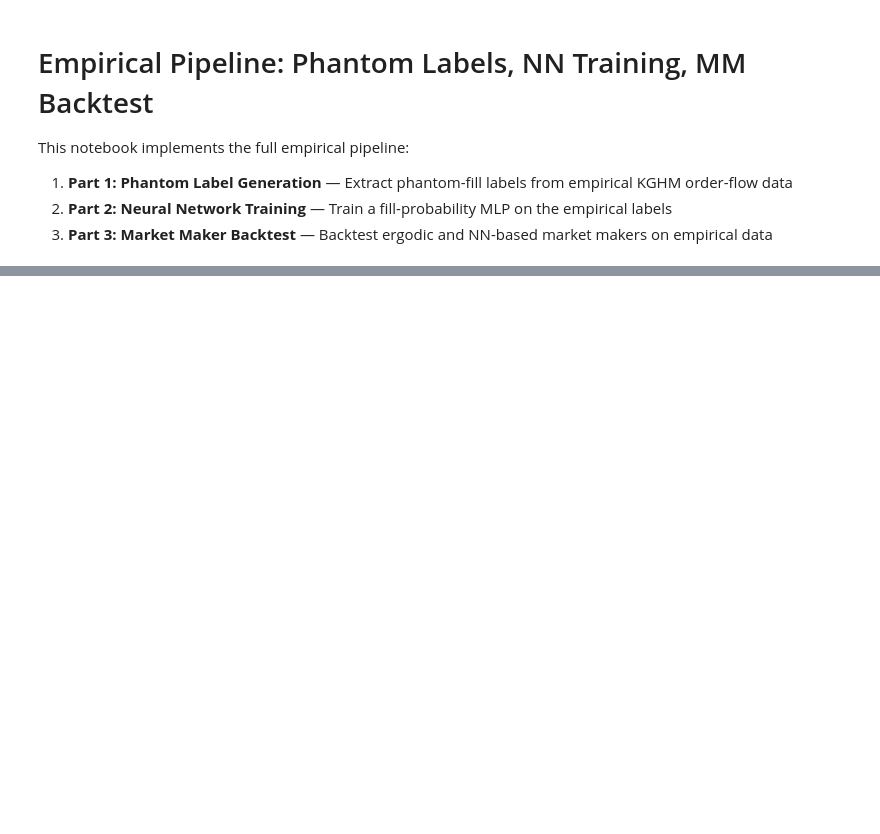
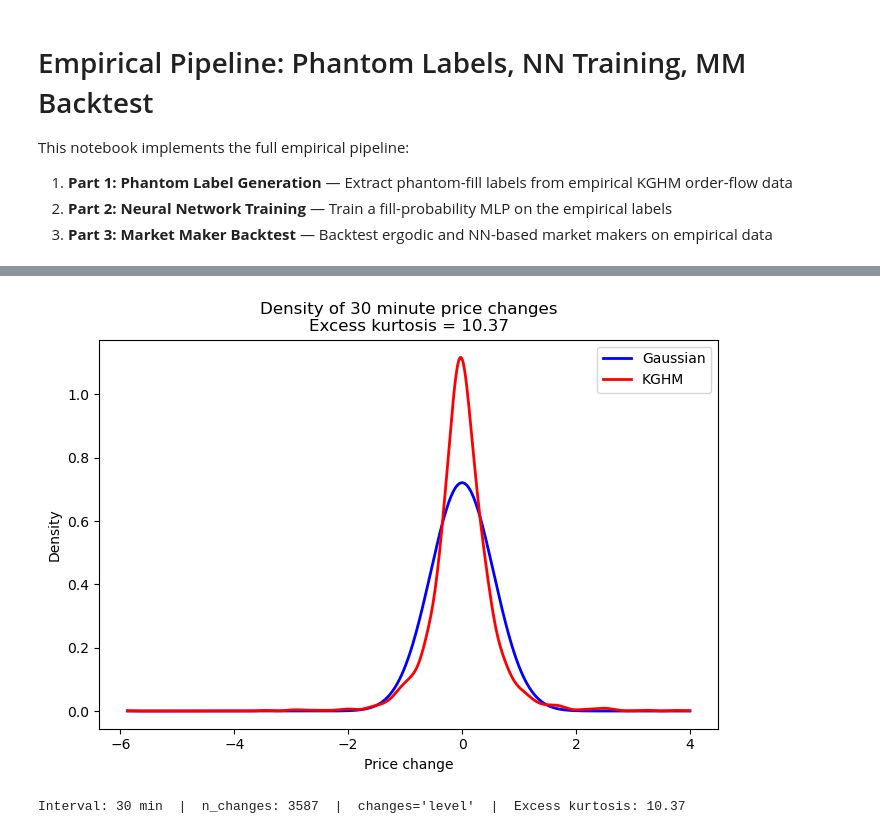
Before and after one commit to JTimmr/thesis, a Jupyter notebook: notebooks/empirical_pipeline.ipynb, the cells around one changed output, grey strips where cells are left out. Saved outputs shown, nothing was run; the diff lists cells and outputs as text; code cells hidden in the pictures; blank space fills up the shorter version.

```diff
--- a/notebooks/empirical_pipeline.ipynb
+++ b/notebooks/empirical_pipeline.ipynb
@@ -857,0 +64,5 @@ print(f"§3a diagnostic γ={diag_gamma}")
+# %%
+am.stylized_fat_tails(label="KGHM")
+# %% [output]
+[figure, added]
+Interval: 30 min  |  n_changes: 3587  |  changes='level'  |  Excess kurtosis: 10.37
```
Also changed, not shown: parts of 40 cells of this notebook, 3 other files.
